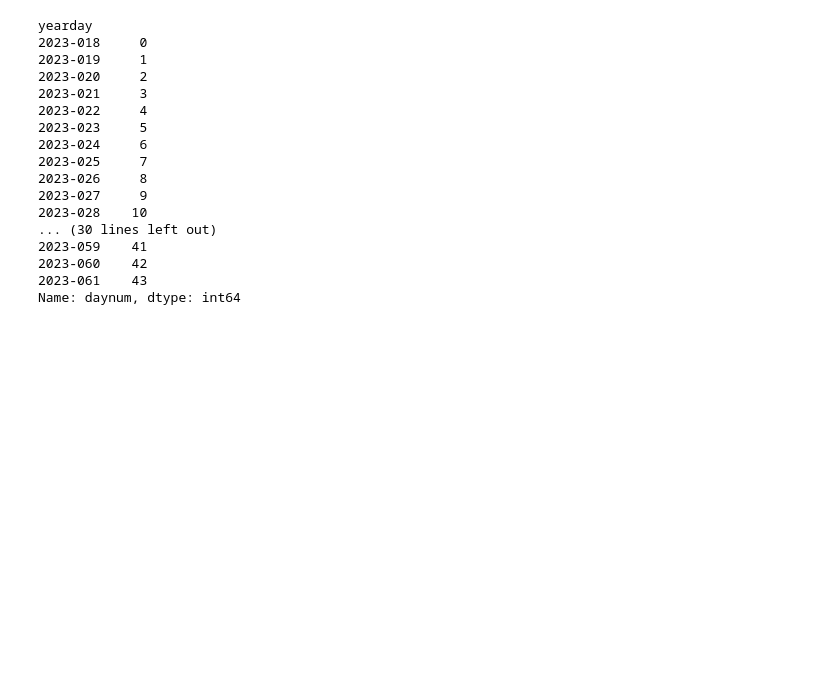
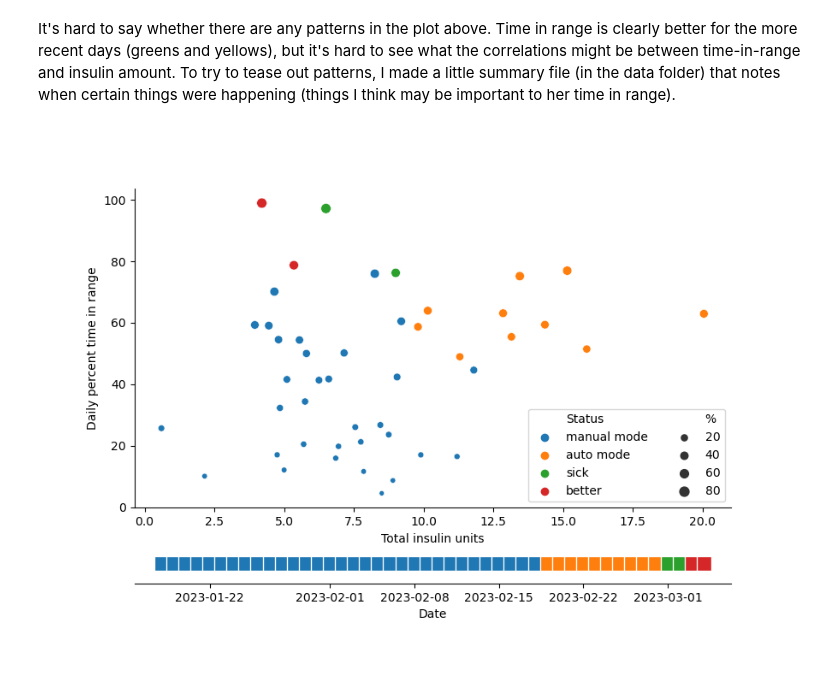
Before and after one commit to michellejw/sugar, a Jupyter notebook: notebooks/glucose-part06.ipynb, the cells around one changed output. Drawn from its saved outputs; the diff is of its cells as text; code cells hidden in the pictures; blank space fills up the shorter version.

```diff
--- a/notebooks/glucose-part06.ipynb
+++ b/notebooks/glucose-part06.ipynb
@@ -108,20 +133,42 @@ plt.colorbar()
-# %%
-df_cgm_summary["daynum"]
-# %% [output]
-yearday
-2023-018     0
-2023-019     1
-2023-020     2
-2023-021     3
-2023-022     4
-2023-023     5
-2023-024     6
-2023-025     7
-2023-026     8
-2023-027     9
-2023-028    10
-... (30 lines left out)
-2023-059    41
-2023-060    42
-2023-061    43
-Name: daynum, dtype: int64
+# %% [markdown]
+It's hard to say whether there are any patterns in the plot above. Time in range is clearly better for the more recent days (greens and yellows), but it's hard to see what the correlations might be between time-in-range and insulin amount. To try to tease out patterns, I made a little summary file (in the data folder) that notes when certain things were happening (things I think may be important to her time in range).
+# %%
+summary_file = r"../data/date_notes.csv"
+df_summ = pd.read_csv(summary_file)
+df_summ["date"] = pd.to_datetime(df_summ["date"])
+
+# map "notes" to dates in the CGM daily summary
+df_cgm_summary["status"] = df_cgm_summary["time"].map(dict(zip(df_summ["date"], df_summ["note"])))
+
+# Add total insulin column to the daily summary to make plotting easier
+df_cgm_summary["total_insulin"] = df_insulin["total_insulin"].tolist()[::-1]
+# %%
+#fig4, ax4 = plt.subplots(1,1, figsize=(8,6))
+fig4, (ax4, ax5) = plt.subplots(2, 1, gridspec_kw={'height_ratios': [8,1]}, figsize=(9,6))
+
+
+p1 = sns.scatterplot(data=df_cgm_summary,
+                x="total_insulin", y="pct_inrange",
+                hue="status", size="pct_inrange", legend="brief",
+                ax=ax4)
+
+sns.despine(left=False, bottom=False,ax=ax4)
+ax4.set_xlabel("Total insulin units")
+ax4.set_ylabel("Daily percent time in range")
+ax4.legend(ncol=2)
+#leg = ax4.get_legend()
+ax4.get_legend().texts[0].set_text('Status')
+ax4.get_legend().texts[5].set_text('%')
+#plt.legend(title='Smoker', loc='upper left', labels=['Hell Yeh', 'Nah Bruh'])
+
+
+# Timeline
+sns.scatterplot(df_cgm_summary, x="time", y=np.ones(len(df_cgm_summary)),
+                hue="status", ax=ax5, legend=False, marker="s", s=150)
+sns.despine(left=True, bottom=False,ax=ax5)
+ax5.set_xlabel("Date")
+ax5.set_yticks([]);
+# %% [output]
+[figure, added]
+# %% [markdown]
+#
```
Also changed, not shown: parts of 6 cells of this notebook, 5 other files.
